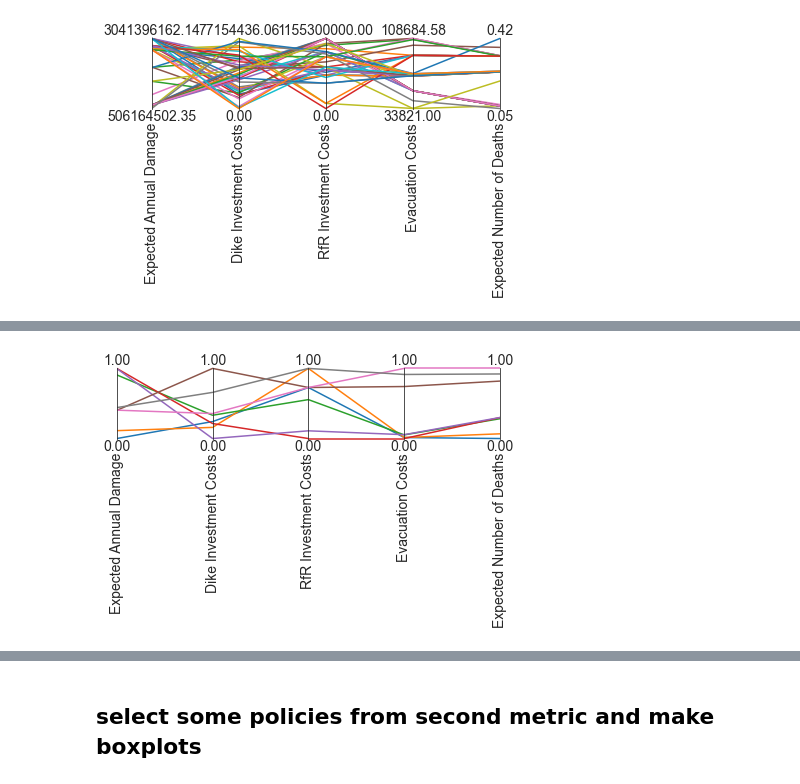
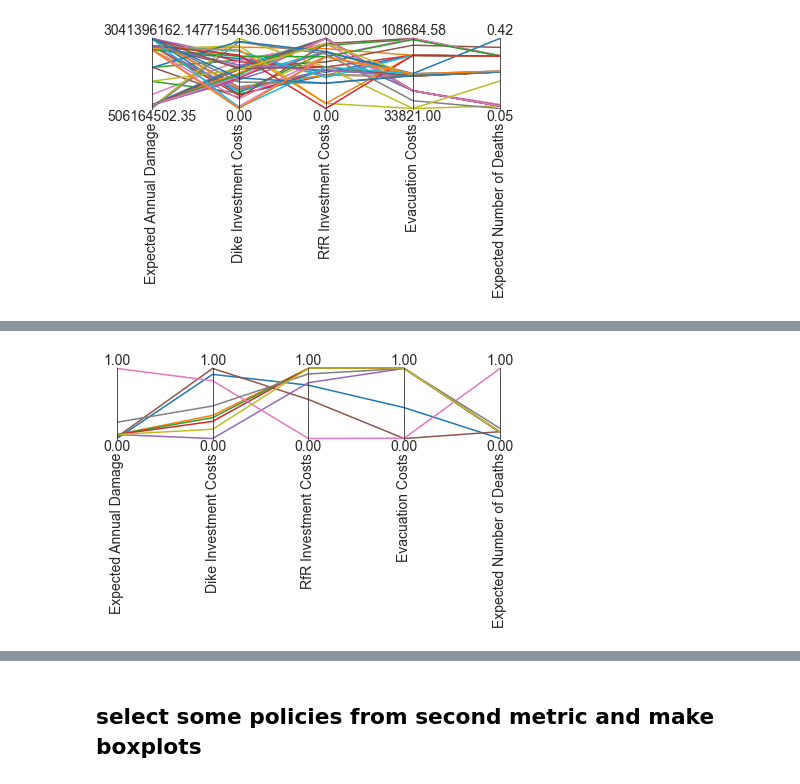
Before and after one commit to willygpv/EPA1361, a Jupyter notebook: final assignment/dike_model/Reevaluation.ipynb, the cells around one changed output, grey strips where cells are left out. Cells and saved outputs as stored; diff of their text form; code cells hidden in the pictures.

```diff
--- a/final assignment/dike_model/Reevaluation.ipynb
+++ b/final assignment/dike_model/Reevaluation.ipynb
@@ -431,21 +481,21 @@ plt.show()
 # %%
 import pandas as pd
 from sklearn import preprocessing
 
 x = regret_policies_df_2.values #returns a numpy array
 min_max_scaler = preprocessing.MinMaxScaler()
 x_scaled = min_max_scaler.fit_transform(x)
-regret_policies_df_norm = pd.DataFrame(x_scaled, columns=regret_policies_df_2.columns)
+regret_policies_df_2_norm = pd.DataFrame(x_scaled, columns=regret_policies_df_2.columns)
 
 
-limits = parcoords.get_limits(max_regret_filtered_norm)
+limits = parcoords.get_limits(regret_policies_df_2_norm)
 #limits.loc[0, ['utility', 'inertia', 'reliability', 'max_P']] = 0
 
 paraxes = parcoords.ParallelAxes(limits)
-paraxes.plot(regret_policies_df_norm)
+paraxes.plot(regret_policies_df_2_norm)
 plt.show()
 # %% [output]
-[figure, old version]
+[figure, new version]
 # %%
 from collections import defaultdict
 
```
Also changed, not shown: parts of 7 cells of this notebook, 2 other files.
